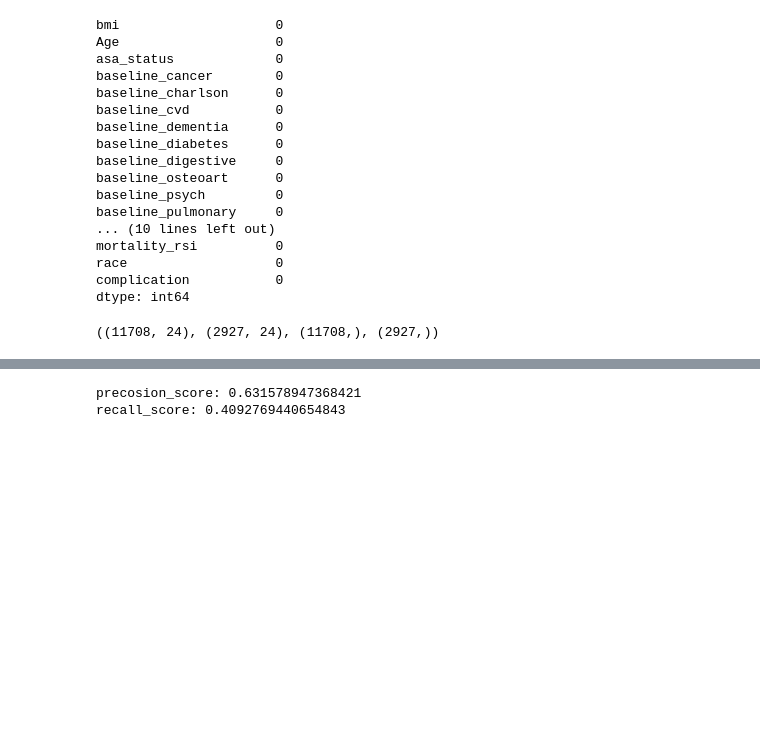
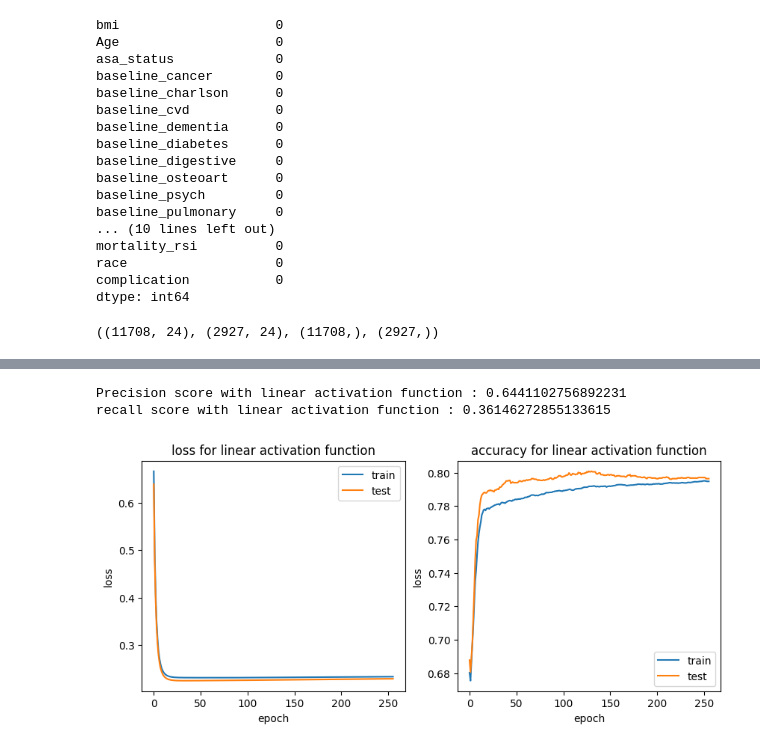
Before and after one commit to KhadijehValipour/CNN_perceptron, a Jupyter notebook: perceptron_classification.ipynb, the cells around one changed output, grey strips where cells are left out. Cells and saved outputs as stored; diff of their text form; code cells hidden in the pictures; blank space fills up the shorter version.

```diff
--- a/perceptron_classification.ipynb
+++ b/perceptron_classification.ipynb
@@ -192,8 +195,28 @@ ax.yaxis.set_ticklabels(['Healthy' ,'sick'])
 # precision and recall
 from sklearn.metrics import precision_score,recall_score
 
-print('precosion_score:',precision_score(Y_test,Y_pred))
-print('recall_score:',recall_score(Y_test,Y_pred))
+print('Precision score with linear activation function :',precision_score(Y_test,Y_pred))
+print('recall score with linear activation function :',recall_score(Y_test,Y_pred))
 # %% [output]
-precosion_score: 0.631578947368421
-recall_score: 0.4092769440654843
+Precision score with linear activation function : 0.6441102756892231
+recall score with linear activation function : 0.36146272855133615
+# %%
+fig , (ax1 , ax2) = plt.subplots(1,2, figsize=(10,4))
+
+ax1.plot(p)
+ax1.plot(r)
+ax1.set_xlabel("epoch")
+ax1.set_ylabel("loss")
+ax1.legend(["train" , "test"])
+ax1.title.set_text(f'loss for linear activation function')
+
+ax2.plot(q)
+ax2.plot(z)
+ax2.set_xlabel("epoch")
+ax2.set_ylabel("loss")
+ax2.legend(["train" , "test"])
+ax2.title.set_text(f'accuracy for linear activation function')
+
+plt.show()
+# %% [output]
+[figure, added]
```
Also changed, not shown: parts of 6 cells of this notebook, 17 other files.
